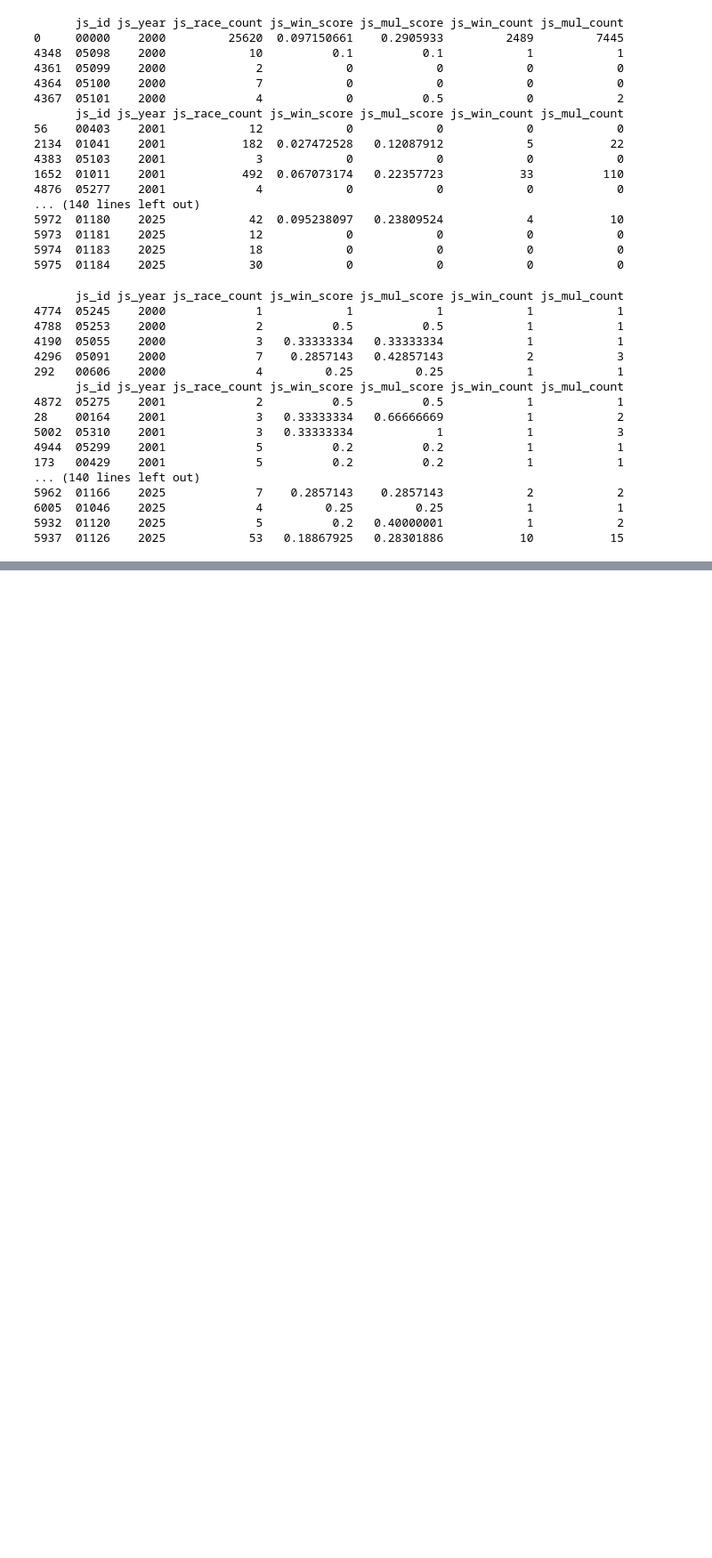
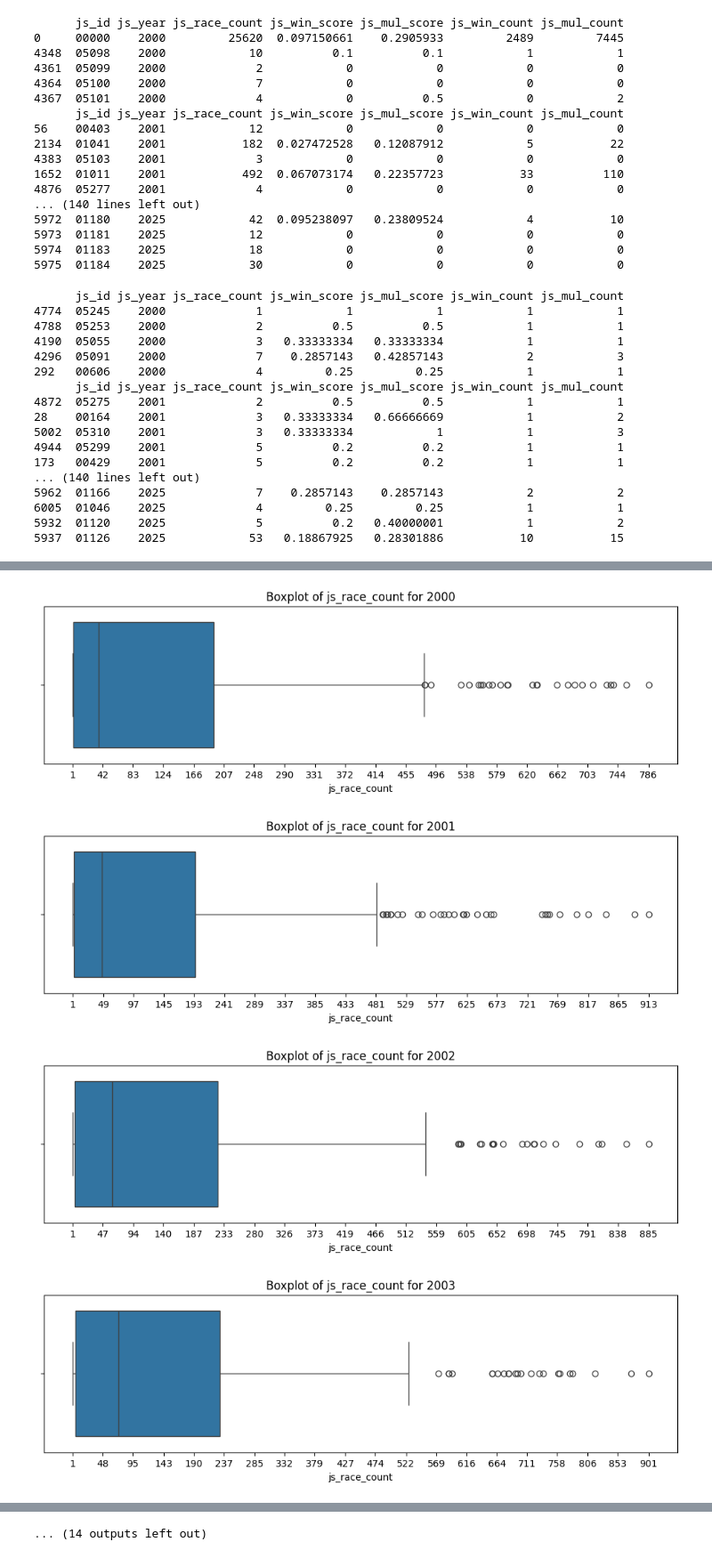
Before and after one commit to keeponing/py2_aider, a Jupyter notebook: 04_開発/04_05_jockey_アルゴリズム.ipynb, the cells around one changed output, grey strips where cells are left out. Shown at 89% size. Cells and saved outputs as stored; diff of their text form; code cells hidden in the pictures; blank space fills up the shorter version.

Commit message:
Colab を使用して作成されました

```diff
--- a/04_開発/04_05_jockey_アルゴリズム.ipynb
+++ b/04_開発/04_05_jockey_アルゴリズム.ipynb
@@ -182 +182,66 @@ for year, group in df_group_y:
 ... (14 outputs left out)
+# %%
+
+
+# import warnings
+# from google.colab import drive
+# import sys
+# import numpy as np
+# import pandas as pd
+# from google.colab import files
+# import os
+# import subprocess
+# from io import StringIO  # StringIOを正しくインポート
+# import model.utility.k_analysis_util as k_a_util
+# from IPython.display import display
+# import matplotlib.pyplot as plt
+# import seaborn as sns
+
+# !apt update
+# !pip install mdbtools-dev
+# !apt-get install mdbtools
+# !pip install pandas pyodbc
+# !pip install tempfile2
+# warnings.filterwarnings('ignore')
+# drive.mount('/content/drive')
+# sys.path.append('/content/drive/MyDrive/Dev/py2/')
+
+
+
+# 使用例
+table_name = 'JockeyScore'  # テーブル名を指定
+
+years = range(2000, 2026)
+
+k_a_util.prepare_pd_on_notebook()
+
+dict_statistics={}
+filepath = f'/content/drive/MyDrive/Dev/Kjvan/kjdb_score.accdb'
+df_summary = k_a_util.read_table(filepath, table_name)
+df_summary = df_summary[df_summary['js_id'] != '00000']
+df_summary = df_summary.sort_values(by='js_year')
+
+
+df_group_y = df_summary.groupby('js_year')
+
+for year, group in df_group_y:
+  plt.figure(figsize=(12, 3))
+  group['js_race_count'] = group['js_race_count'].astype(int)
+  group = group.sort_values(by='js_race_count')
+
+  # 箱ひげ図を描画
+  sns.boxplot(x='js_race_count', data=group)
+
+  # X軸の目盛りを設定
+  max_count = group['js_race_count'].max()
+  min_count = group['js_race_count'].min()
+  plt.xticks(np.linspace(min_count, max_count, 20, dtype=int))
+
+  plt.title(f'Boxplot of js_race_count for {year}')
+  plt.xlabel('js_race_count')
+  plt.show()
+# %% [output]
+[figure, added]
+[figure, added]
+[figure, added]
+[figure, added]
@@ -182,0 +256 @@ for year, group in df_group_y:
+... (14 outputs left out)
```
Also changed, not shown: parts of 3 cells of this notebook.
